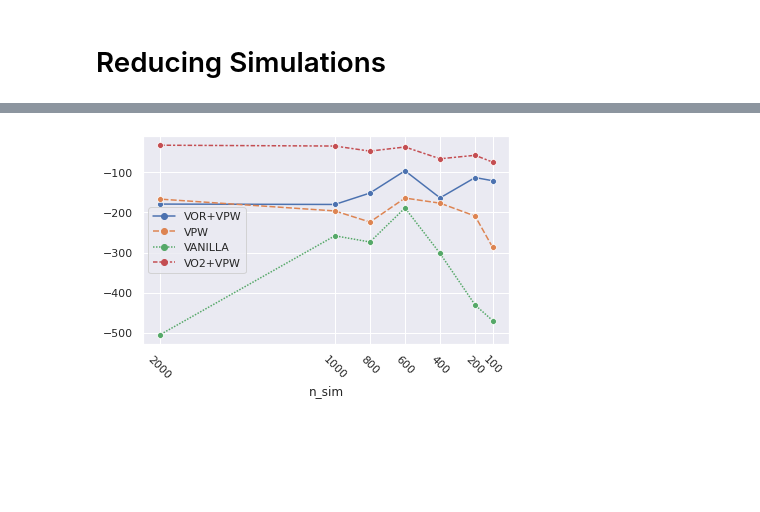
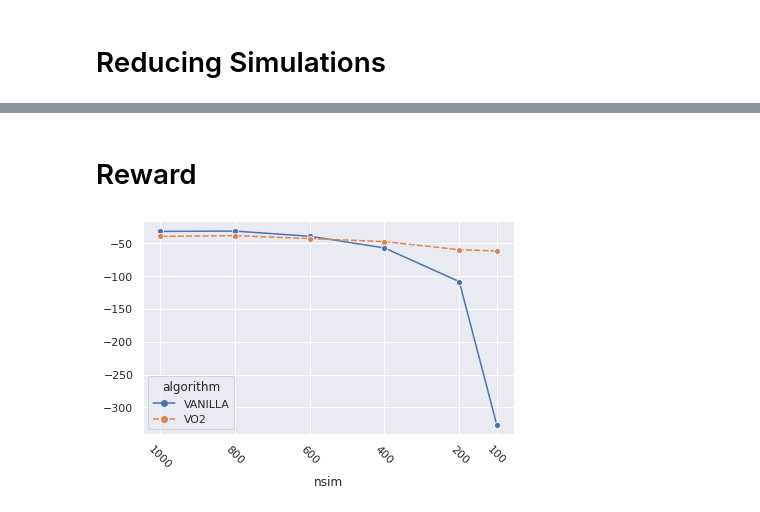
Before and after one commit to Isla-lab/MCTS_VO, a Jupyter notebook: RobotArena Experimets.ipynb, the cells around one changed output, grey strips where cells are left out. Saved outputs shown, nothing was run; the diff lists cells and outputs as text; code cells hidden in the pictures; blank space fills up the shorter version.

```diff
--- a/RobotArena Experimets.ipynb
+++ b/RobotArena Experimets.ipynb
@@ -378,0 +355,2 @@ reward_df.to_csv('reward.csv')
+# %%
+df = pd.read_csv('AGGREGATED_DATA.csv')
@@ -378,0 +373,4 @@ reward_df.to_csv('reward.csv')
+# %%
+df_rwrd = df[["algorithm", "nsim", "cumRwrd"]].pivot(index="nsim", columns='algorithm', values='cumRwrd')
+df_time = df[["algorithm", "nsim", "MeanStepTime"]].pivot(index="nsim", columns='algorithm', values='MeanStepTime')
+df_step = df[["algorithm", "nsim", "nSteps"]].pivot(index="nsim", columns='algorithm', values='nSteps')
@@ -379,13 +388,15 @@ reward_df.to_csv('reward.csv')
+# %% [markdown]
+# Reward
 # %%
 fig = plt.Figure((12, 6))
 plot = sns.lineplot(
-    data=reward_df, markers=["o"]*(len(reward_df.columns))
+    data=df_rwrd, markers=["o"]*(len(df_rwrd.columns))
 )
 plot.invert_xaxis()
-plot.set_xticks(reward_df.index.values)
+plot.set_xticks(df_rwrd.index.values)
 plt.xticks(rotation=-45)
 plt.tight_layout()
-plt.savefig('reward_chance.png', dpi=500)
-plt.savefig('reward_chance.svg', dpi=500)
+plt.savefig('reward_chance.png', dpi=500, facecolor='white', edgecolor='none')
+plt.savefig('reward_chance.svg', dpi=500, facecolor='white', edgecolor='none')
 # %% [output]
-[figure, old version]
+[figure, new version]
```
Also changed, not shown: parts of 12 cells of this notebook, 1 other file.
